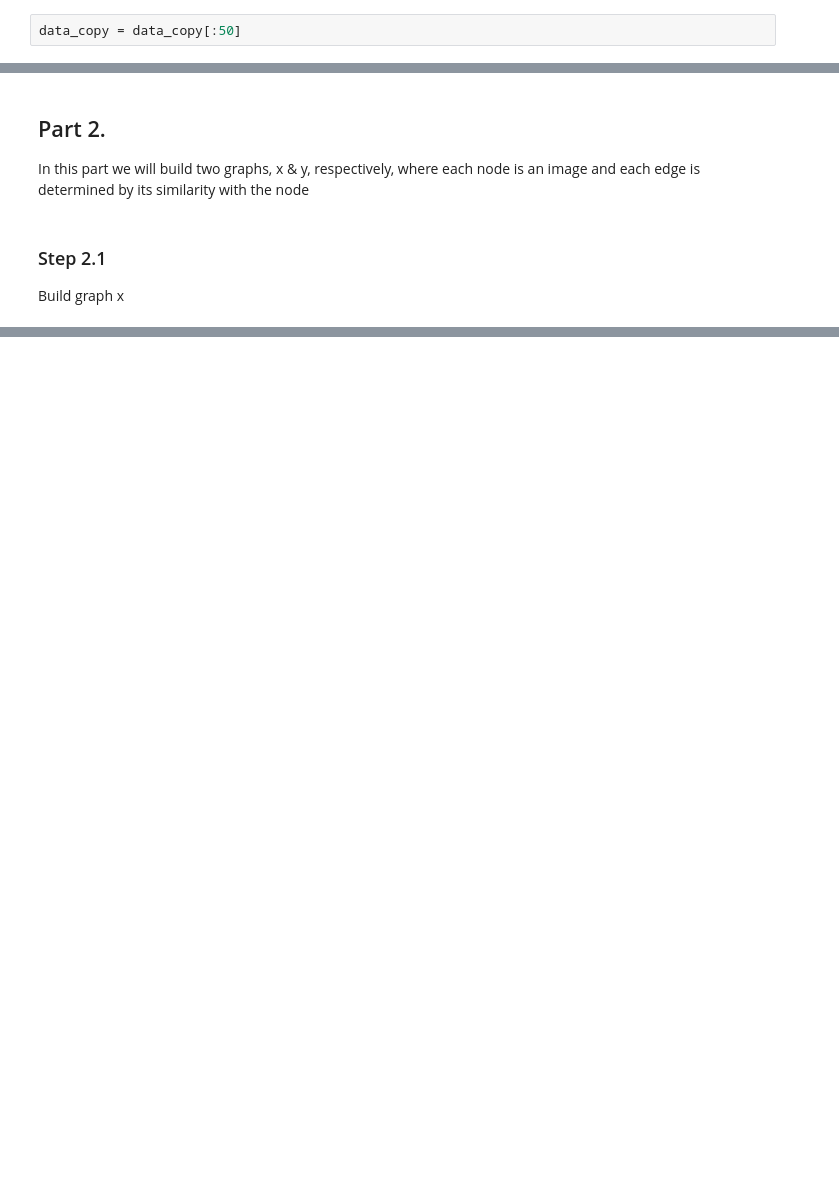
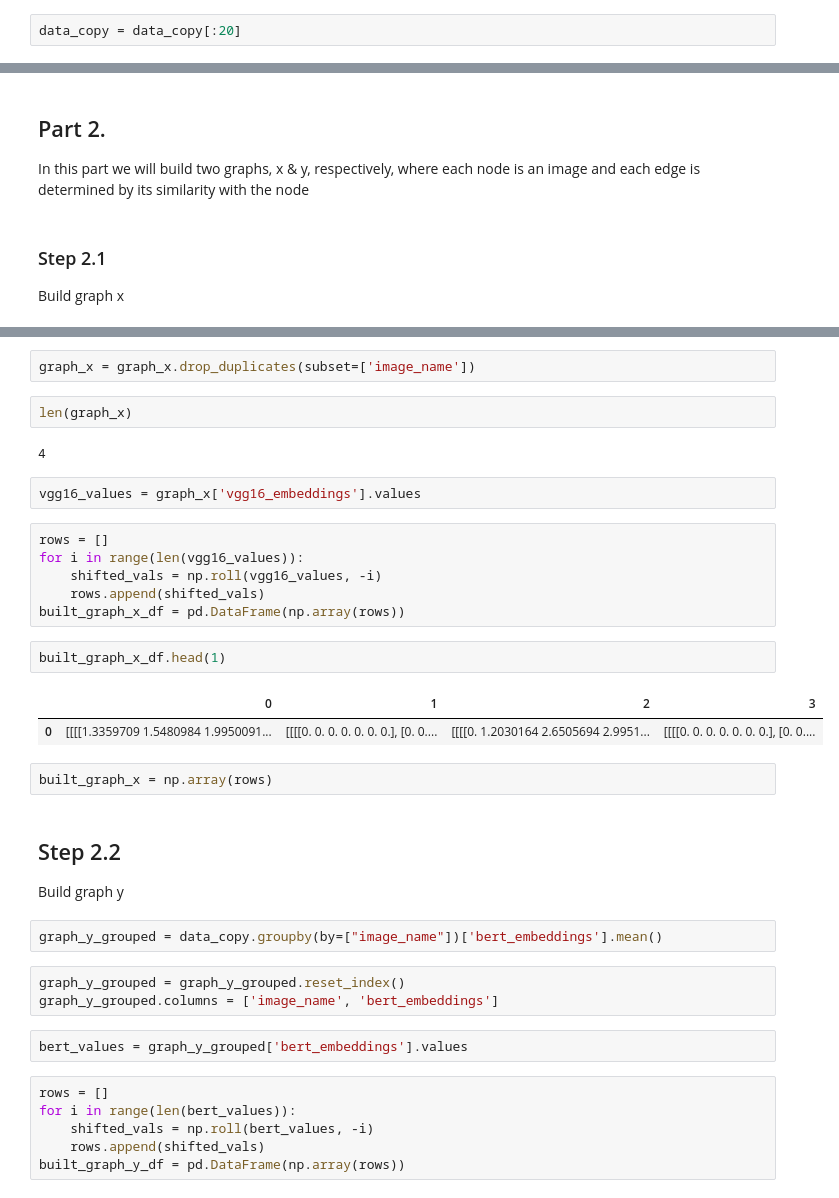
Before and after one commit to blake2703/image-text-retrieval, a Jupyter notebook: Unsupervised entity alignment for text-image retrieval.ipynb, the cells around one changed output, grey strips where cells are left out. Saved outputs shown, nothing was run; the diff lists cells and outputs as text; blank space fills up the shorter version.

```diff
--- a/Unsupervised entity alignment for text-image retrieval.ipynb
+++ b/Unsupervised entity alignment for text-image retrieval.ipynb
@@ -145,7 +145,7 @@ Name: 19999, dtype: object
     - Put the embeddings in a new column
 5. Get BERT embeddings
 # %%
-data_copy = data_copy[:50]
+data_copy = data_copy[:20]
 # %% [markdown]
 #### Preprocess Text
 1. Remove whitespace from each comment
@@ -374,0 +335,37 @@ built_graph_y.head(1)
+# %%
+graph_x = graph_x.drop_duplicates(subset=['image_name'])
+# %%
+len(graph_x)
+# %% [output]
+4
+# %%
+vgg16_values = graph_x['vgg16_embeddings'].values
+# %%
+rows = []
+for i in range(len(vgg16_values)):
+    shifted_vals = np.roll(vgg16_values, -i)
+    rows.append(shifted_vals)
+built_graph_x_df = pd.DataFrame(np.array(rows))
+# %%
+built_graph_x_df.head(1)
+# %% [output]
+|  | 0 | 1 | 2 | 3 |
+| 0 | [[[[1.3359709 1.5480984 1.9950091... | [[[[0. 0. 0. 0. 0. 0. 0.], [0. 0.... | [[[[0. 1.2030164 2.6505694 2.9951... | [[[[0. 0. 0. 0. 0. 0. 0.], [0. 0.... |
+# %%
+built_graph_x = np.array(rows)
+# %% [markdown]
+## Step 2.2
+Build graph y
+# %%
+graph_y_grouped = data_copy.groupby(by=["image_name"])['bert_embeddings'].mean()
+# %%
+graph_y_grouped = graph_y_grouped.reset_index()
+graph_y_grouped.columns = ['image_name', 'bert_embeddings']
+# %%
+bert_values = graph_y_grouped['bert_embeddings'].values
+# %%
+rows = []
+for i in range(len(bert_values)):
+    shifted_vals = np.roll(bert_values, -i)
+    rows.append(shifted_vals)
+built_graph_y_df = pd.DataFrame(np.array(rows))
```
Also changed, not shown: parts of 27 cells of this notebook.
